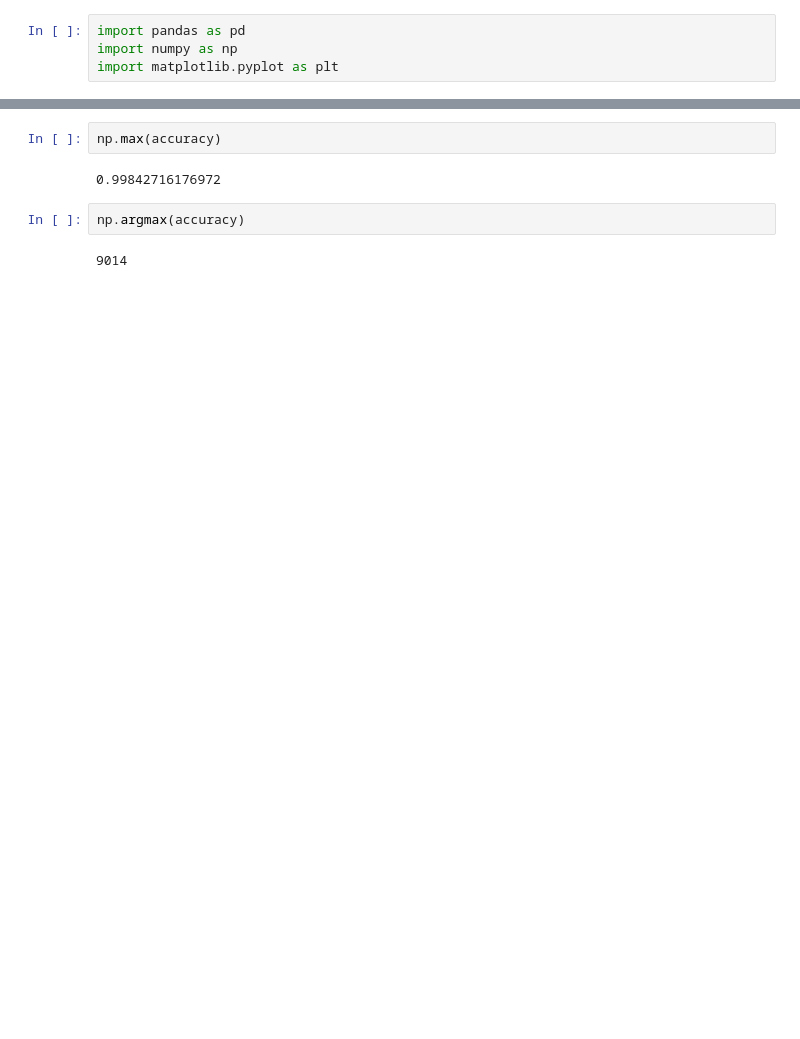
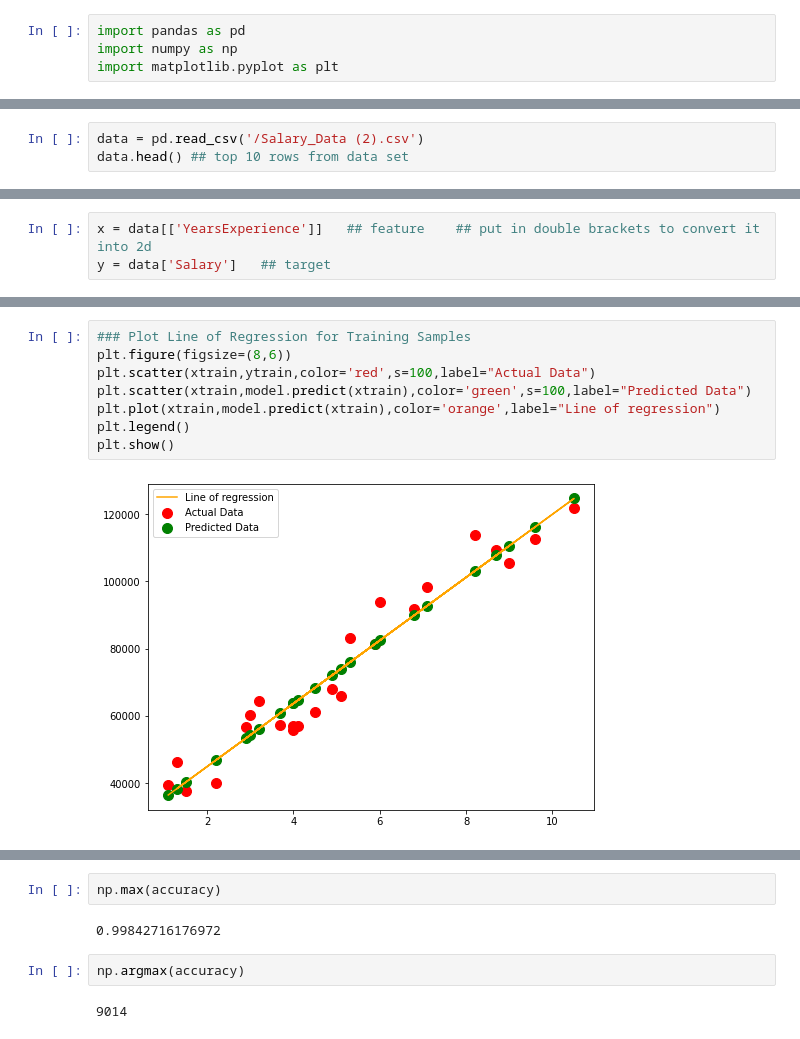
Before and after one commit to AKHILM20DS007/AKHILM20DS007, a Jupyter notebook: Linear_Regression_Salary_Prediction.ipynb, the cells around one changed output, grey strips where cells are left out. Cells and saved outputs as stored; diff of their text form; blank space fills up the shorter version.

```diff
--- a/Linear_Regression_Salary_Prediction.ipynb
+++ b/Linear_Regression_Salary_Prediction.ipynb
@@ -119,0 +14,3 @@ for i in range(10000):
+# %%
+data = pd.read_csv('/Salary_Data (2).csv')
+data.head() ## top 10 rows from data set
@@ -119,0 +36,3 @@ for i in range(10000):
+# %%
+x = data[['YearsExperience']]   ## feature    ## put in double brackets to convert it into 2d
+y = data['Salary']   ## target
@@ -119,0 +81,10 @@ for i in range(10000):
+# %%
+### Plot Line of Regression for Training Samples
+plt.figure(figsize=(8,6))
+plt.scatter(xtrain,ytrain,color='red',s=100,label="Actual Data")
+plt.scatter(xtrain,model.predict(xtrain),color='green',s=100,label="Predicted Data")
+plt.plot(xtrain,model.predict(xtrain),color='orange',label="Line of regression")
+plt.legend()
+plt.show()
+# %% [output]
+[figure, added]
```
Also changed, not shown: parts of 50 cells of this notebook.
